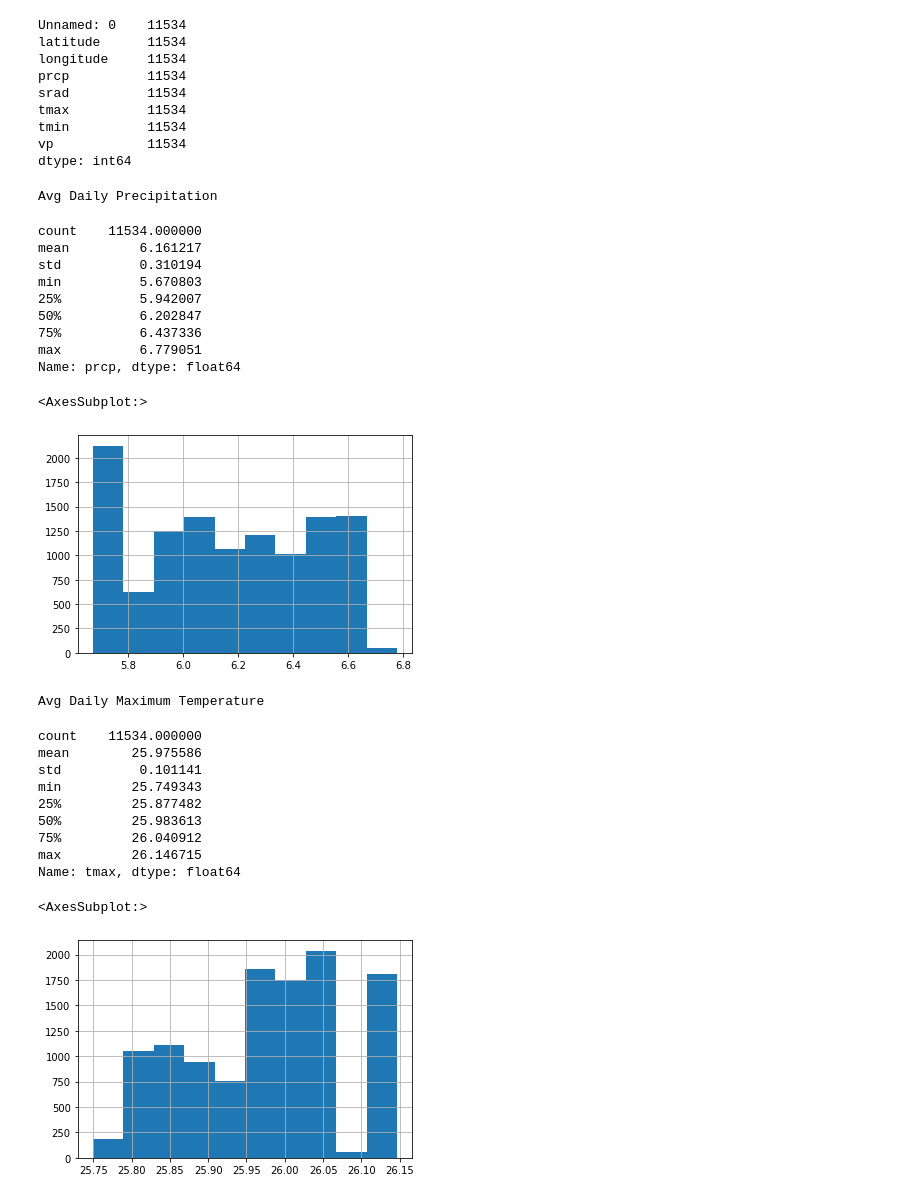
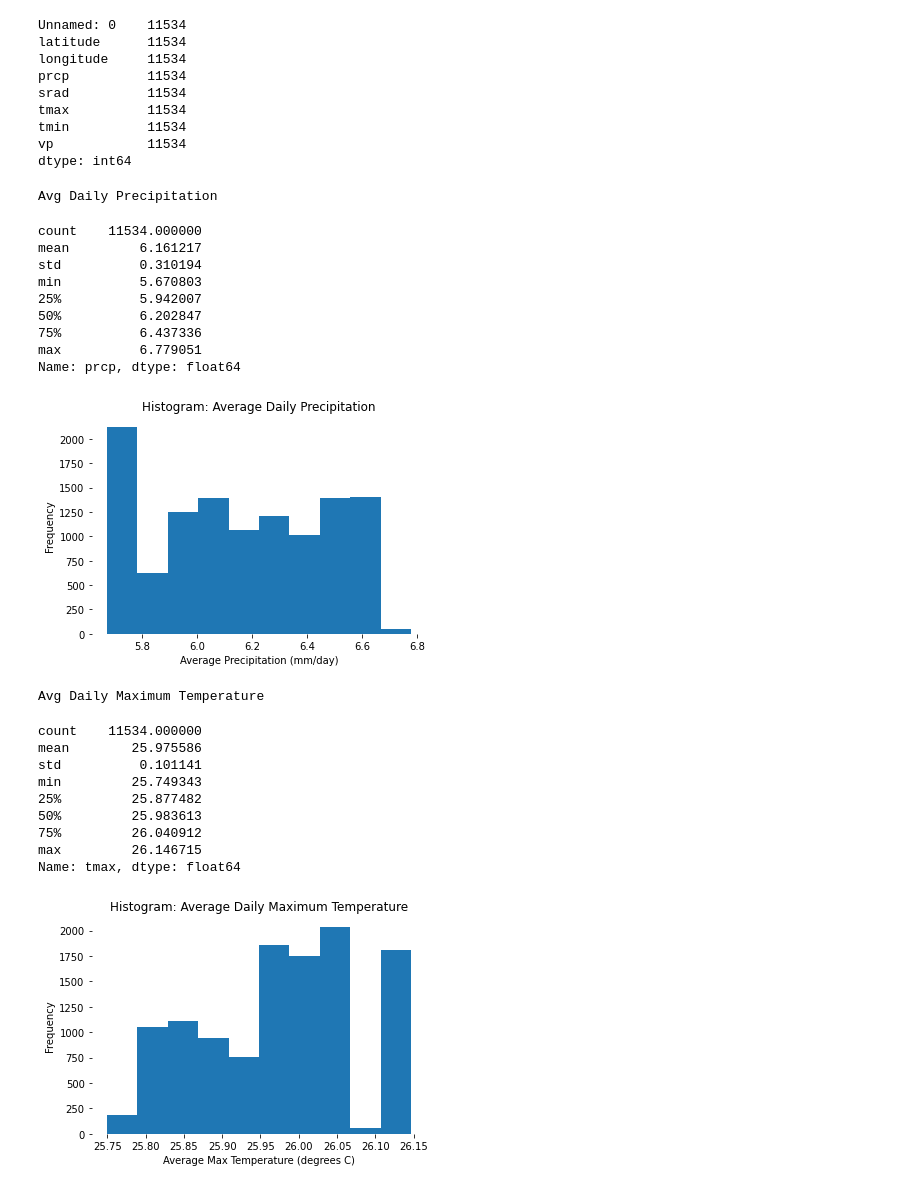
Before and after one commit to v4vigtory/Hyperlocal-Air-Quality-Prediction-in-Houston-neighborhoods, a Jupyter notebook: notebooks/eda/eda_no2_met.ipynb, the cells around one changed output. Cells and saved outputs as stored; diff of their text form; code cells hidden in the pictures.

```diff
--- a/notebooks/eda/eda_no2_met.ipynb
+++ b/notebooks/eda/eda_no2_met.ipynb
@@ -50,0 +83,18 @@ fig.show()
+# %%
+# Histogram Take II (standard size)
+fig, ax = plt.subplots()
+n, bins, patches = plt.hist(df_no2["value_ppb"], bins = 15)
+
+cm = plt.cm.get_cmap('inferno')
+bin_centers = 0.5 * (bins[:-1] + bins[1:])
+
+# scale values to interval [0,1]
+col = bin_centers - max(bin_centers)
+col /= min(col)
+
+for c, p in zip(col, patches):
+    plt.setp(p, 'facecolor', cm(c))
+
+ax.set_xlabel("Average NO2 Concentration (ppb)")
+for ax, spine in ax.spines.items():
+    spine.set_visible(False)
@@ -76,30 +128,41 @@ dtype: int64
 # %%
 # Precipitation:
 # Descriptive stats
 print("Avg Daily Precipitation")
 display(df_met.describe()['prcp'])
+
 # Histogram
-display(df_met['prcp'].hist())
+fig, ax = plt.subplots()
+df_met["prcp"].plot(kind = "hist")
+ax.set_title("Histogram: Average Daily Precipitation")
+ax.set_xlabel("Average Precipitation (mm/day)")
+for ax, spine in ax.spines.items():
+    spine.set_visible(False)
 # %% [output]
 Avg Daily Precipitation
 count    11534.000000
 mean         6.161217
 std          0.310194
 min          5.670803
 25%          5.942007
 50%          6.202847
 75%          6.437336
 max          6.779051
 Name: prcp, dtype: float64
-<AxesSubplot:>
-[figure, old version]
+[figure, new version]
 # %%
 # Temperature:
 # Descriptive stats
 ## tmax
 print("Avg Daily Maximum Temperature")
 display(df_met.describe()['tmax'])
-df_met['tmax'].hist()
+# Histogram
+fig, ax = plt.subplots()
+df_met["tmax"].plot(kind = "hist")
+ax.set_title("Histogram: Average Daily Maximum Temperature")
+ax.set_xlabel("Average Max Temperature (degrees C)")
+for ax, spine in ax.spines.items():
+    spine.set_visible(False)
 # %% [output]
 Avg Daily Maximum Temperature
 count    11534.000000
@@ -111,8 +174,7 @@ min         25.749343
 75%         26.040912
 max         26.146715
 Name: tmax, dtype: float64
-<AxesSubplot:>
-[figure, old version]
+[figure, new version]
 # %%
 ## tmin
 print("Avg Daily Minimum Temperature")
```
Also changed, not shown: parts of 4 cells of this notebook.
